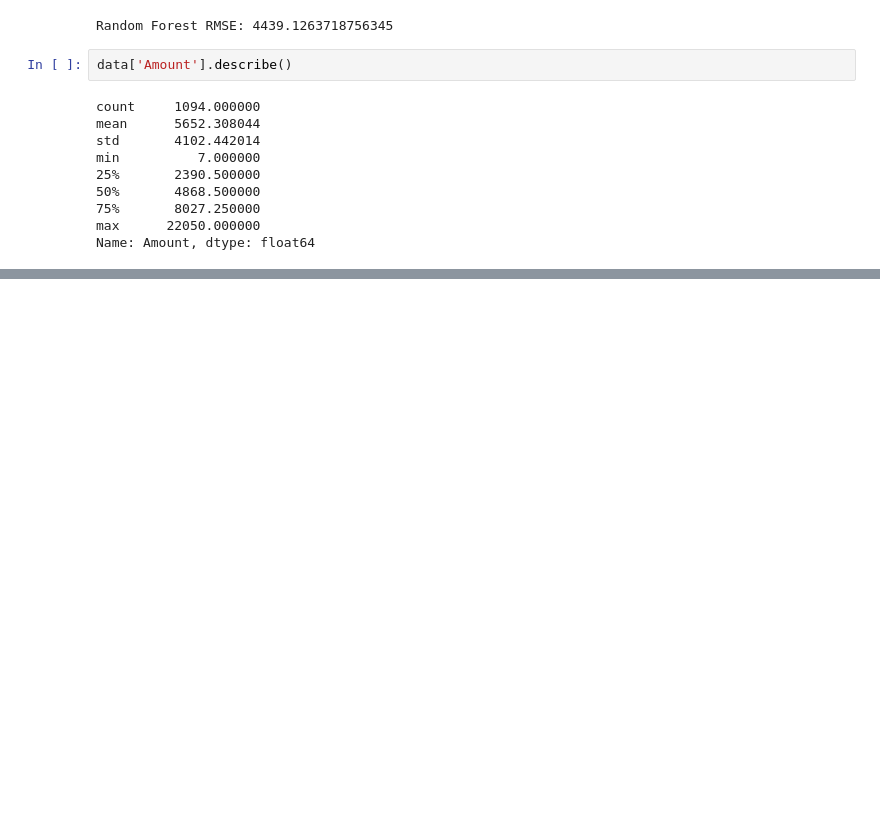
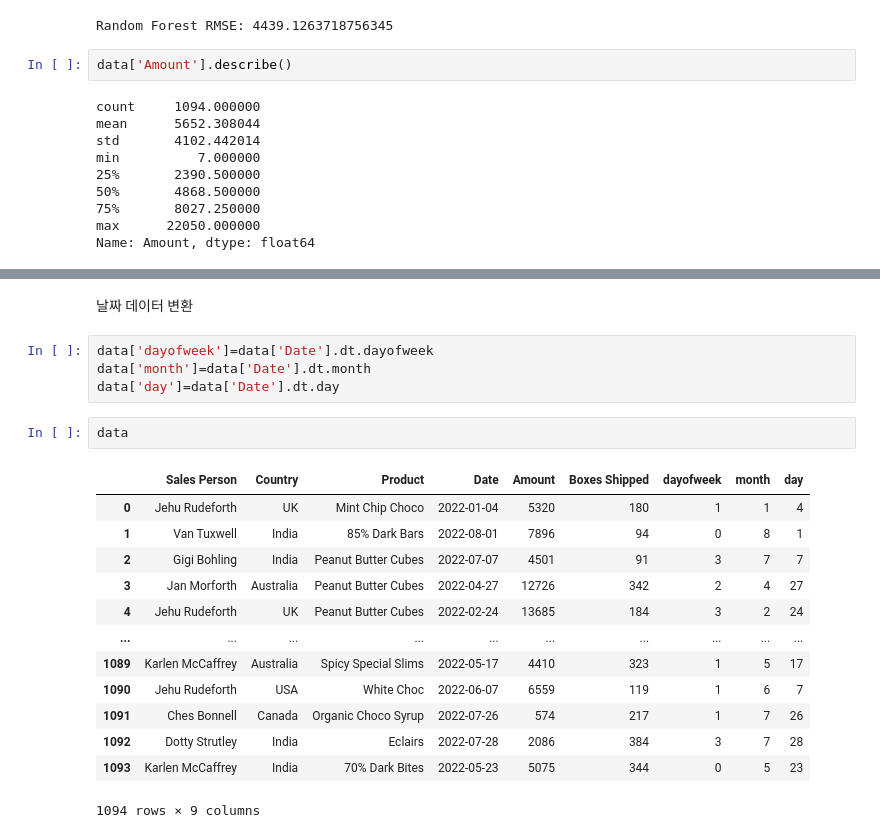
Before and after one commit to 96jayy/blog-python, a Jupyter notebook: chocolate_data/chocolate_sales_analysis.ipynb, the cells around one changed output, grey strips where cells are left out. Drawn from its saved outputs; the diff is of its cells as text; blank space fills up the shorter version.

```diff
--- a/chocolate_data/chocolate_sales_analysis.ipynb
+++ b/chocolate_data/chocolate_sales_analysis.ipynb
@@ -596,0 +674,22 @@ Name: Amount, dtype: float64
+# %% [markdown]
+날짜 데이터 변환
+# %%
+data['dayofweek']=data['Date'].dt.dayofweek
+data['month']=data['Date'].dt.month
+data['day']=data['Date'].dt.day
+# %%
+data
+# %% [output]
+|  | Sales Person | Country | Product | Date | Amount | Boxes Shipped | dayofweek | month | day |
+| 0 | Jehu Rudeforth | UK | Mint Chip Choco | 2022-01-04 | 5320 | 180 | 1 | 1 | 4 |
+| 1 | Van Tuxwell | India | 85% Dark Bars | 2022-08-01 | 7896 | 94 | 0 | 8 | 1 |
+| 2 | Gigi Bohling | India | Peanut Butter Cubes | 2022-07-07 | 4501 | 91 | 3 | 7 | 7 |
+| 3 | Jan Morforth | Australia | Peanut Butter Cubes | 2022-04-27 | 12726 | 342 | 2 | 4 | 27 |
+| 4 | Jehu Rudeforth | UK | Peanut Butter Cubes | 2022-02-24 | 13685 | 184 | 3 | 2 | 24 |
+| ... | ... | ... | ... | ... | ... | ... | ... | ... | ... |
+| 1089 | Karlen McCaffrey | Australia | Spicy Special Slims | 2022-05-17 | 4410 | 323 | 1 | 5 | 17 |
+| 1090 | Jehu Rudeforth | USA | White Choc | 2022-06-07 | 6559 | 119 | 1 | 6 | 7 |
+| 1091 | Ches Bonnell | Canada | Organic Choco Syrup | 2022-07-26 | 574 | 217 | 1 | 7 | 26 |
+| 1092 | Dotty Strutley | India | Eclairs | 2022-07-28 | 2086 | 384 | 3 | 7 | 28 |
+| 1093 | Karlen McCaffrey | India | 70% Dark Bites | 2022-05-23 | 5075 | 344 | 0 | 5 | 23 |
+1094 rows × 9 columns
```
Also changed, not shown: parts of 12 cells of this notebook.
